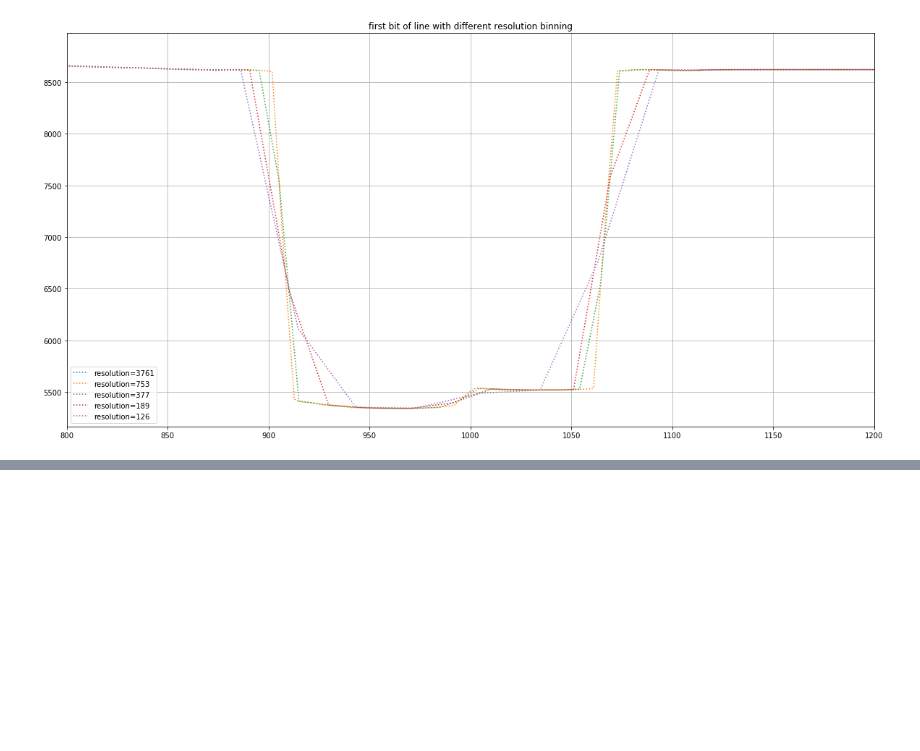
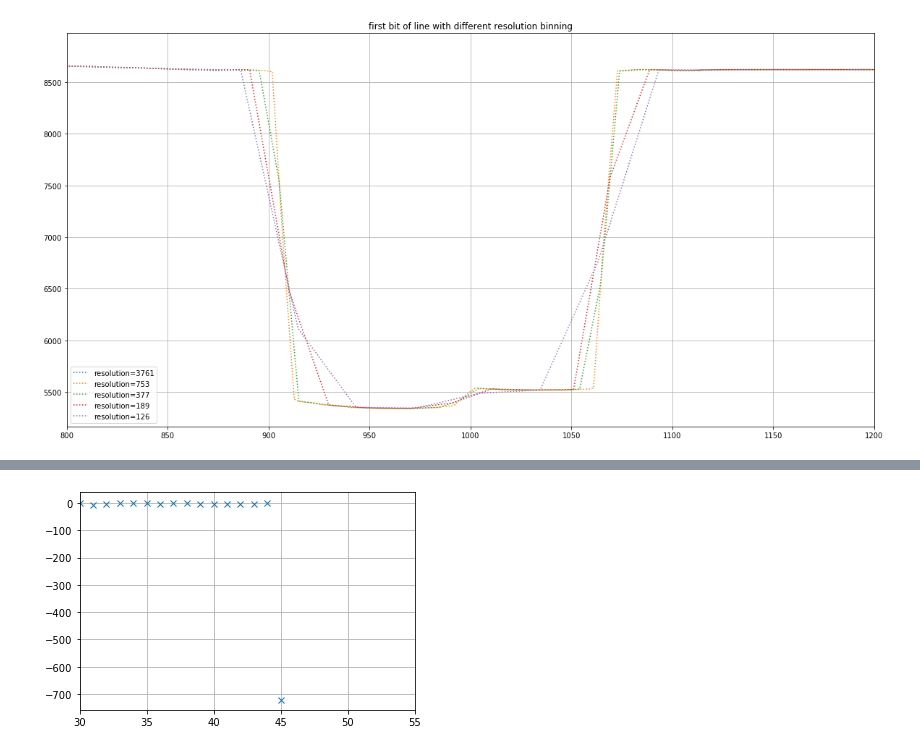
Before and after one commit to arrran/PhD_data_chapter, a Jupyter notebook: Jupyter/RADAR/RADAR_MAP/1_RADAR_bed_spatially_average.ipynb, the cells around one changed output, grey strips where cells are left out. Saved outputs shown, nothing was run; the diff lists cells and outputs as text; code cells hidden in the pictures; blank space fills up the shorter version.

```diff
--- a/Jupyter/RADAR/RADAR_MAP/1_RADAR_bed_spatially_average.ipynb
+++ b/Jupyter/RADAR/RADAR_MAP/1_RADAR_bed_spatially_average.ipynb
@@ -170,0 +131,17 @@ gdf_out = bin_mean( ll['line7'],bin_size = i )
+# %%
+dDELAYdx_threshold = 10
+
+chan_beg_end_index = np.argwhere(np.abs(sampled.dDELAYdx.dropna().to_numpy()) > 10).flatten()
+chan_beg = chan_beg_end_index[0] #channel beginning
+chan_end = chan_beg_end_index[1]
+
+part0 = sampled.loc[:chan_beg]
+
+part1 = line.query(f'(distan_cum > {sampled.loc[chan_beg].distan_cum}) & (distan_cum < {sampled.loc[chan_end].distan_cum})')
+
+part2 = sampled.loc[chan_end:]
+
+
+line_out = pd.concat([part0,part1,part2])
+line_out.reset_index(drop=True,inplace=True)
+# print( sampled.dDELAYdx.idxmin() , sampled.dDELAYdx.idxmax() )
@@ -170,0 +157,6 @@ gdf_out = bin_mean( ll['line7'],bin_size = i )
+# %%
+plt.plot(gdf_out.dDELAYdx.loc[:chan_beg_end_index[0]+1],'x')
+plt.xlim([30,55])
+plt.grid()
+# %% [output]
+[figure, added]
```
Also changed, not shown: parts of 17 cells of this notebook.
